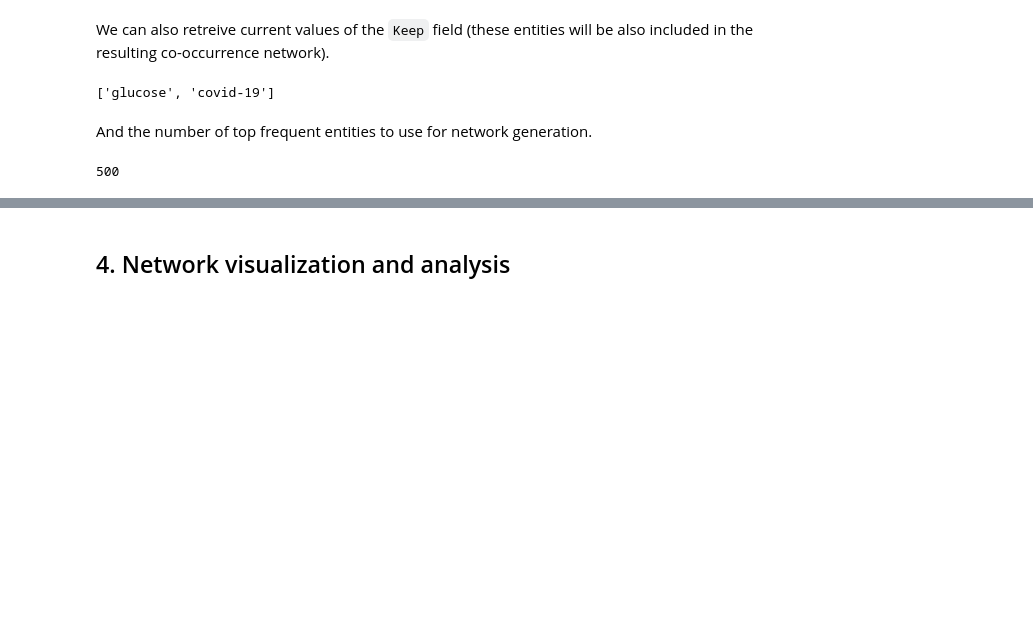
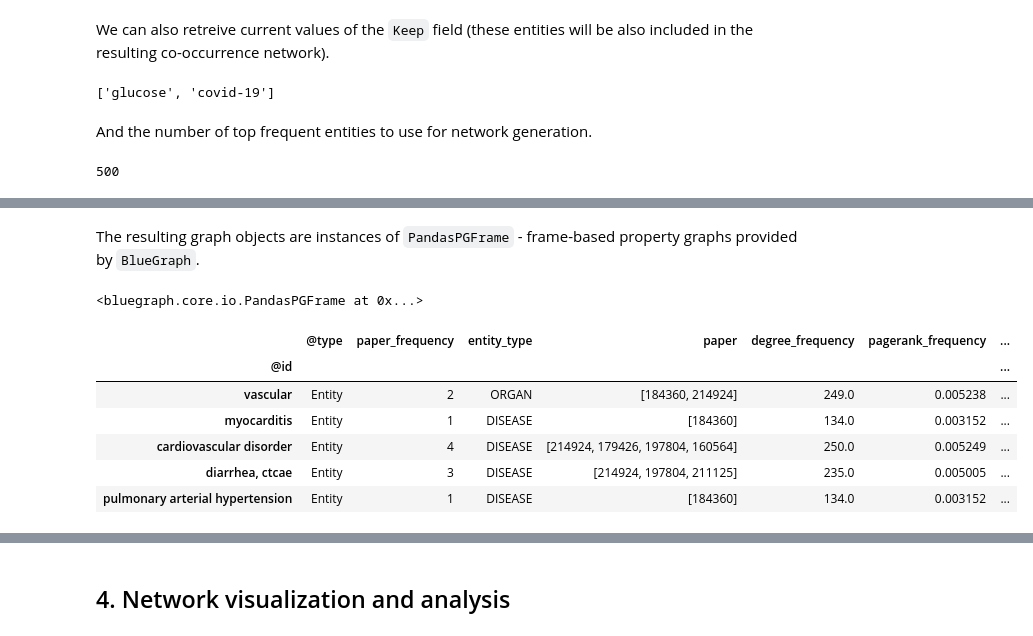
Before and after one commit to BlueBrain/BlueGraph, a Jupyter notebook: cord19kg/examples/notebooks/Co-occurrence analysis tutorial.ipynb, the cells around one changed output, grey strips where cells are left out. Cells and saved outputs as stored; diff of their text form; code cells hidden in the pictures; blank space fills up the shorter version.

```diff
--- a/cord19kg/examples/notebooks/Co-occurrence analysis tutorial.ipynb
+++ b/cord19kg/examples/notebooks/Co-occurrence analysis tutorial.ipynb
@@ -198,14 +201,21 @@ In the cell below we generate two co-occurrence networks: for paper- and paragra
+# %%
+backend_configs = {
+    "metrics": "graph_tool",
+    "communities": "networkx",
+    "paths": "graph_tool"
+}
 # %%
 %%time
 type_data = curated_occurrence_data[["entity_type"]].rename(columns={"entity_type": "type"})
 
 graphs, trees = generate_cooccurrence_analysis(
     curated_occurrence_data,  factor_counts,
-    n_most_frequent=curation_app.n_most_frequent if curation_app.n_most_frequent else 100,
+    n_most_frequent=curation_app.n_most_frequent,
     type_data=type_data,
     factors=["paper", "paragraph"],
     keep=curation_app.get_terms_to_include(),
-    cores=8, backend="networkx")
+    cores=8,
+    backend_configs=backend_configs)
 
 print("Done.")
 # %% [output]
@@ -222,0 +233,16 @@ Wall time: 12.7 s
+# %% [markdown]
+The resulting graph objects are instances of `PandasPGFrame` - frame-based property graphs provided by `BlueGraph`.
+# %%
+graphs["paper"]
+# %% [output]
+<bluegraph.core.io.PandasPGFrame at 0x...>
+# %%
+graphs["paper"].nodes(raw_frame=True).sample(5)
+# %% [output]
+|  | @type | paper_frequency | entity_type | paper | degree_frequency | pagerank_frequency | ... |
+| @id |  |  |  |  |  |  | ... |
+| vascular | Entity | 2 | ORGAN | [184360, 214924] | 249.0 | 0.005238 | ... |
+| myocarditis | Entity | 1 | DISEASE | [184360] | 134.0 | 0.003152 | ... |
+| cardiovascular disorder | Entity | 4 | DISEASE | [214924, 179426, 197804, 160564] | 250.0 | 0.005249 | ... |
+| diarrhea, ctcae | Entity | 3 | DISEASE | [214924, 197804, 211125] | 235.0 | 0.005005 | ... |
+| pulmonary arterial hypertension | Entity | 1 | DISEASE | [184360] | 134.0 | 0.003152 | ... |
```
Also changed, not shown: parts of 42 cells of this notebook, 7 other files.
